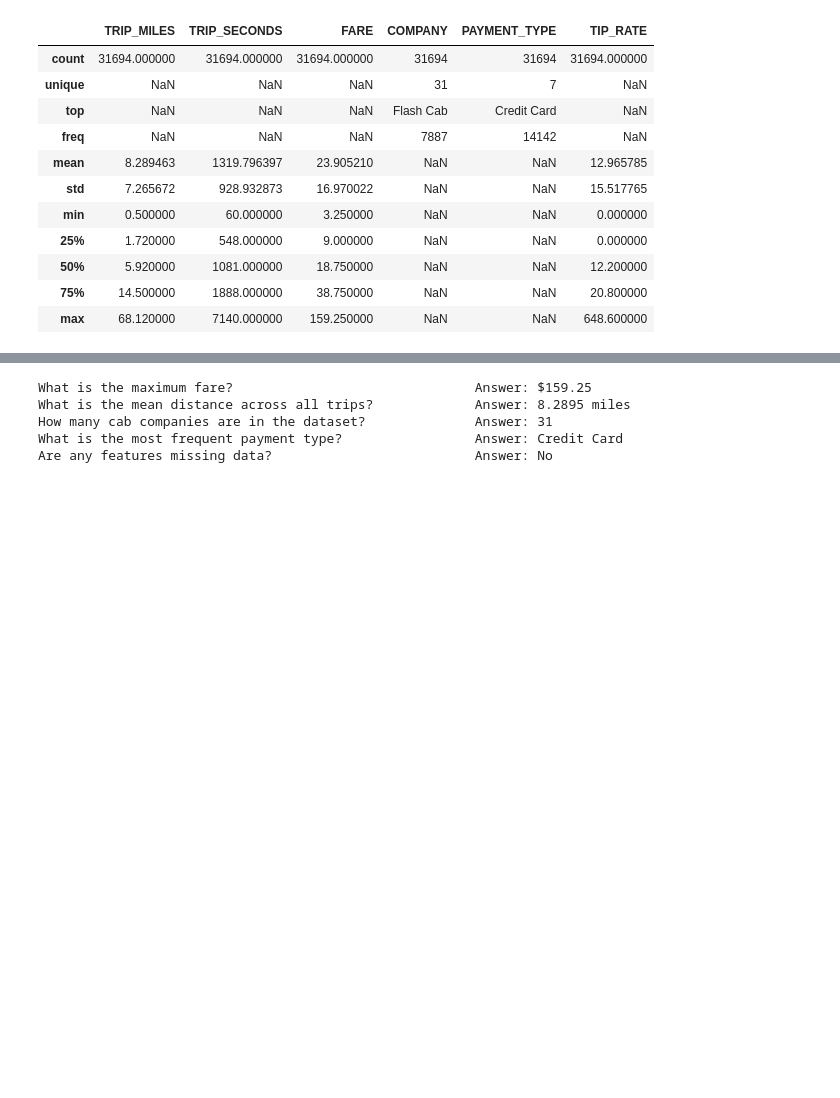
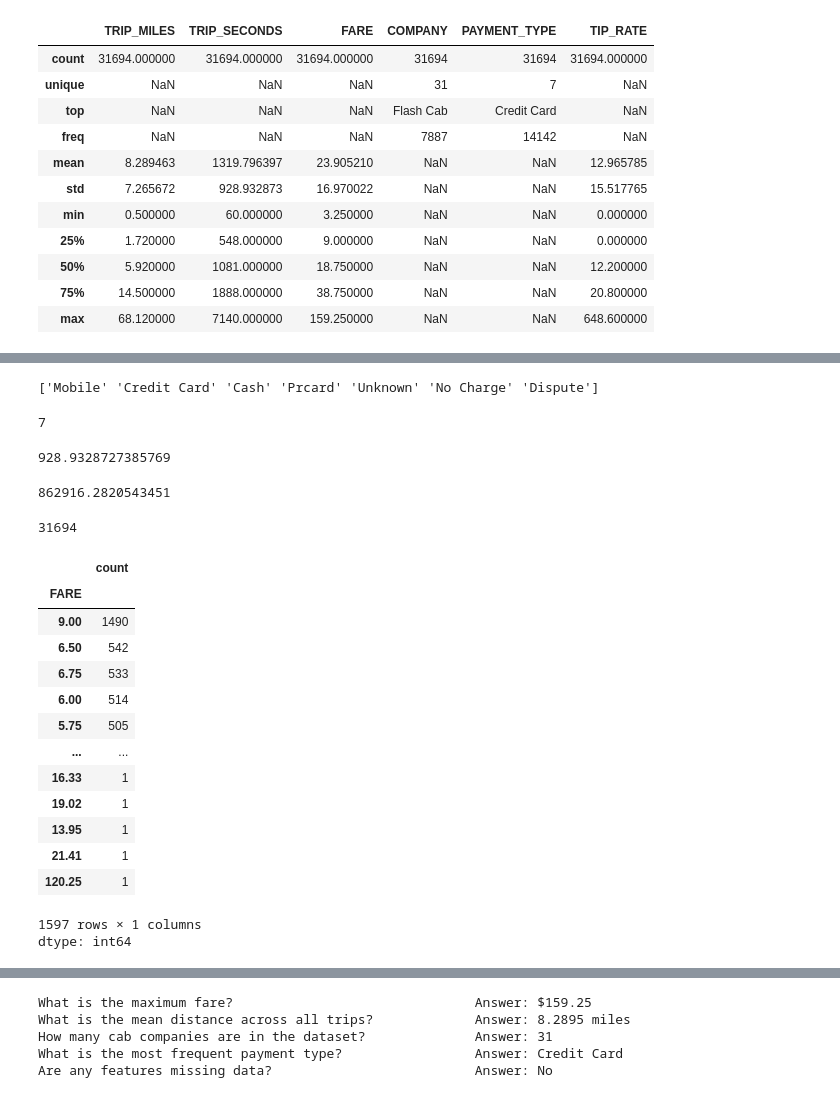
Before and after one commit to srikalyan-yenumula/python, a Jupyter notebook: ml/cc/exercises/linear_regression_taxi.ipynb, the cells around one changed output, grey strips where cells are left out. Drawn from its saved outputs; the diff is of its cells as text; code cells hidden in the pictures; blank space fills up the shorter version.

```diff
--- a/ml/cc/exercises/linear_regression_taxi.ipynb
+++ b/ml/cc/exercises/linear_regression_taxi.ipynb
@@ -262,0 +271,38 @@ Total number of rows: 31694
+# %%
+print(training_df["PAYMENT_TYPE"].unique())
+# %% [output]
+['Mobile' 'Credit Card' 'Cash' 'Prcard' 'Unknown' 'No Charge' 'Dispute']
+# %%
+print(training_df["PAYMENT_TYPE"].nunique())
+# %% [output]
+7
+# %%
+print(training_df["TRIP_SECONDS"].std())
+# %% [output]
+928.9328727385769
+# %%
+print(training_df["TRIP_SECONDS"].var())
+# %% [output]
+862916.2820543451
+# %%
+training_df['PAYMENT_TYPE'].count()
+# %% [output]
+31694
+# %%
+training_df['FARE'].value_counts()
+# %% [output]
+|  | count |
+| FARE |  |
+| 9.00 | 1490 |
+| 6.50 | 542 |
+| 6.75 | 533 |
+| 6.00 | 514 |
+| 5.75 | 505 |
+| ... | ... |
+| 16.33 | 1 |
+| 19.02 | 1 |
+| 13.95 | 1 |
+| 21.41 | 1 |
+| 120.25 | 1 |
+1597 rows × 1 columns
+dtype: int64
```
Also changed, not shown: parts of 8 cells of this notebook.
